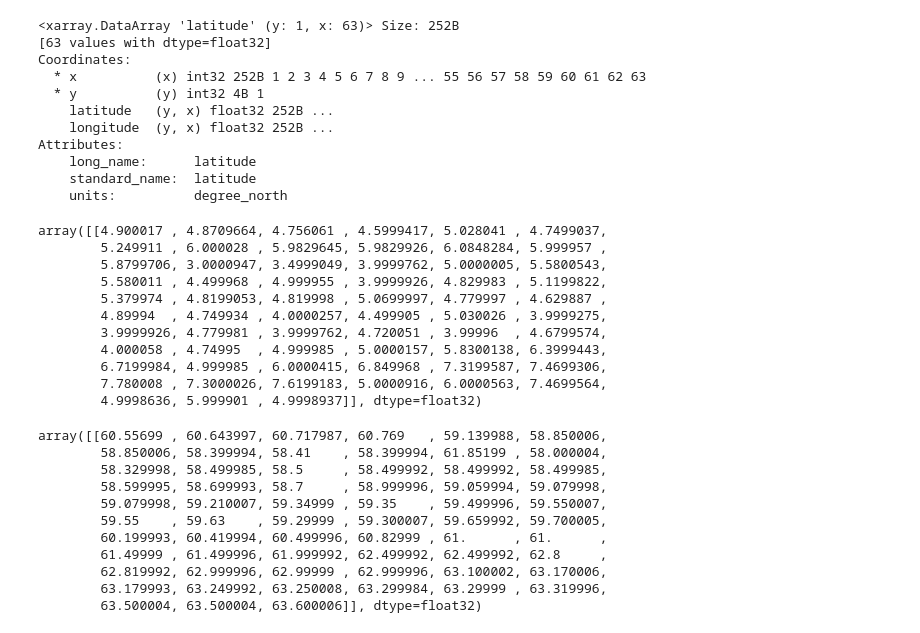
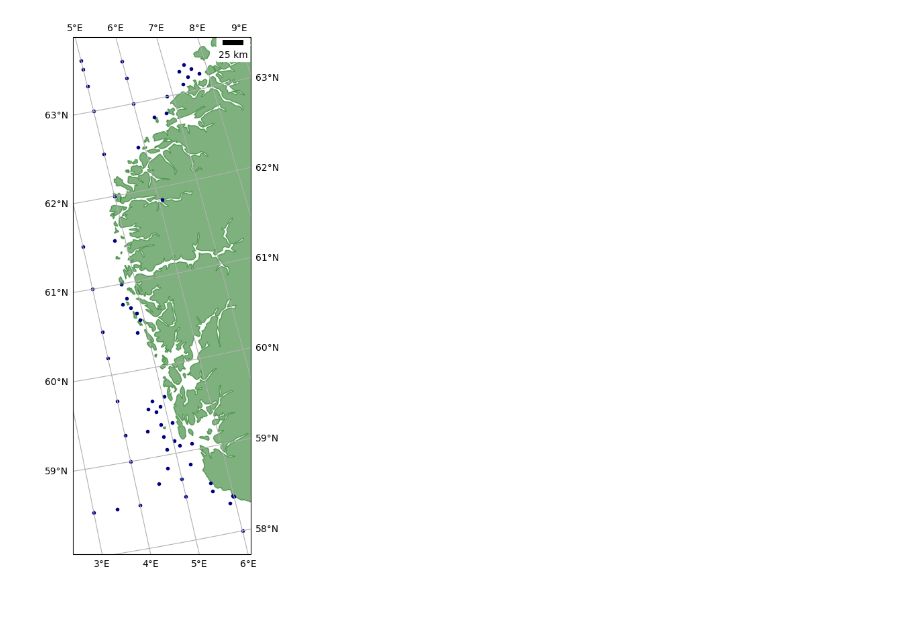
Before and after one commit to AnnaWojciechowska/forecast_notebooks, a Jupyter notebook: met.no/WAM800_Spektrum_c3.ipynb, the cells around one changed output. Drawn from its saved outputs; the diff is of its cells as text; code cells hidden in the pictures; blank space fills up the shorter version.

```diff
--- a/met.no/WAM800_Spektrum_c3.ipynb
+++ b/met.no/WAM800_Spektrum_c3.ipynb
@@ -36,44 +39,9 @@ Data variables:
 # %%
-ds.latitude
+fig, ax = plt.subplots(figsize=(20, 10), subplot_kw={'projection': ccrs.Orthographic(-10, 45)})
+ax.add_feature(cfeature.LAND, color='darkgreen', alpha=0.5)
+ax.scatter(ds.longitude,ds.latitude,marker='.', color='navy', transform=ccrs.PlateCarree())
+ax.gridlines(draw_labels=True)
+ax.add_artist(ScaleBar(1))
+plt.show()
 # %% [output]
-<xarray.DataArray 'latitude' (y: 1, x: 63)> Size: 252B
-[63 values with dtype=float32]
-Coordinates:
-  * x          (x) int32 252B 1 2 3 4 5 6 7 8 9 ... 55 56 57 58 59 60 61 62 63
-  * y          (y) int32 4B 1
-    latitude   (y, x) float32 252B ...
-    longitude  (y, x) float32 252B ...
-Attributes:
-    long_name:      latitude
-    standard_name:  latitude
-    units:          degree_north
+[figure, added]
-# %%
-res = ds.longitude
-res.values
-# %% [output]
-array([[4.900017 , 4.8709664, 4.756061 , 4.5999417, 5.028041 , 4.7499037,
-        5.249911 , 6.000028 , 5.9829645, 5.9829926, 6.0848284, 5.999957 ,
-        5.8799706, 3.0000947, 3.4999049, 3.9999762, 5.0000005, 5.5800543,
-        5.580011 , 4.499968 , 4.999955 , 3.9999926, 4.829983 , 5.1199822,
-        5.379974 , 4.8199053, 4.819998 , 5.0699997, 4.779997 , 4.629887 ,
-        4.89994  , 4.749934 , 4.0000257, 4.499905 , 5.030026 , 3.9999275,
-        3.9999926, 4.779981 , 3.9999762, 4.720051 , 3.99996  , 4.6799574,
-        4.000058 , 4.74995  , 4.999985 , 5.0000157, 5.8300138, 6.3999443,
-        6.7199984, 4.999985 , 6.0000415, 6.849968 , 7.3199587, 7.4699306,
-        7.780008 , 7.3000026, 7.6199183, 5.0000916, 6.0000563, 7.4699564,
-        4.9998636, 5.999901 , 4.9998937]], dtype=float32)
-# %%
-res = ds.latitude
-res.values
-# %% [output]
-array([[60.55699 , 60.643997, 60.717987, 60.769   , 59.139988, 58.850006,
-        58.850006, 58.399994, 58.41    , 58.399994, 61.85199 , 58.000004,
-        58.329998, 58.499985, 58.5     , 58.499992, 58.499992, 58.499985,
-        58.599995, 58.699993, 58.7     , 58.999996, 59.059994, 59.079998,
-        59.079998, 59.210007, 59.34999 , 59.35    , 59.499996, 59.550007,
-        59.55    , 59.63    , 59.29999 , 59.300007, 59.659992, 59.700005,
-        60.199993, 60.419994, 60.499996, 60.82999 , 61.      , 61.      ,
-        61.49999 , 61.499996, 61.999992, 62.499992, 62.499992, 62.8     ,
-        62.819992, 62.999996, 62.99999 , 62.999996, 63.100002, 63.170006,
-        63.179993, 63.249992, 63.250008, 63.299984, 63.29999 , 63.319996,
-        63.500004, 63.500004, 63.600006]], dtype=float32)
```
Also changed, not shown: parts of 4 cells of this notebook, 1 other file.
